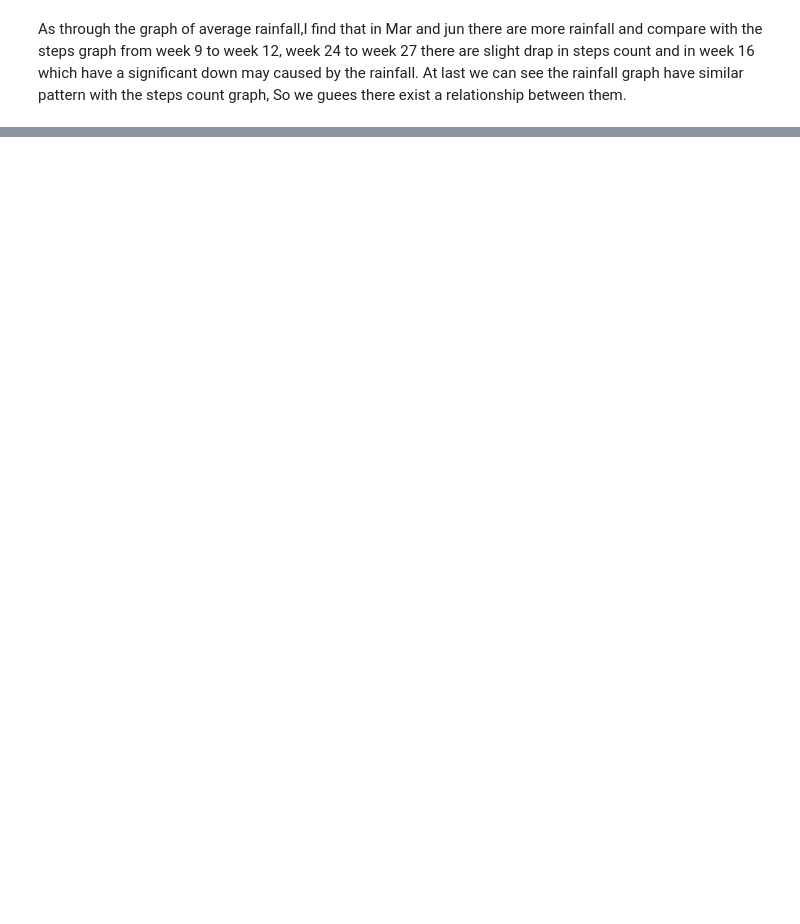
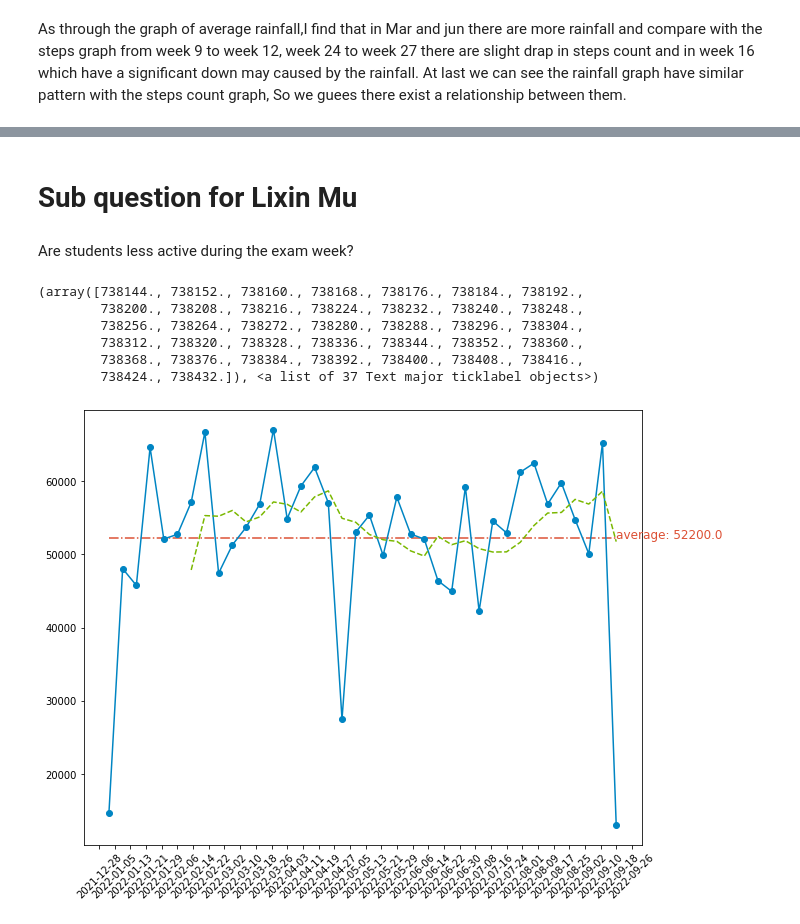
Before and after one commit to KuaiYu715/Steps-Counts-Analysis, a Jupyter notebook: Process notebook/De shi/Code/Code_ds.ipynb, the cells around one changed output, grey strips where cells are left out. Drawn from its saved outputs; the diff is of its cells as text; code cells hidden in the pictures; blank space fills up the shorter version.

```diff
--- a/Process notebook/De shi/Code/Code_ds.ipynb
+++ b/Process notebook/De shi/Code/Code_ds.ipynb
@@ -208,0 +359,32 @@ As through the graph of average rainfall,I find that in Mar and jun there are mo
+# %% [markdown]
+# Sub question for Lixin Mu
+# %% [markdown]
+Are students less active during the exam week?
+# %%
+x = weeksum['Finish']
+y = weeksum['Steps (count)']# define the variable
+color1 = '#0085c3'
+color2 = '#7ab800'
+color3 = '#dc5034' # define the color
+fig = plt.figure(figsize=(10, 8))
+ax = fig.add_subplot(111) # set the size of the image
+ax.plot(x, y, marker='o', color=color1) # draw the plot
+y2 = y.rolling(7).mean() # calculate week trend
+ax.plot(x, y2, ls='--', color=color2, label='week average') # draw trend
+ax.hlines(y.mean(), x[0], x[-1:],
+          linestyles='-.', colors=color3) # draw average
+ax.text(x[-1:], y.mean()-2,
+        'average: ' + str(round(y.mean(),1)),
+        color=color3, fontsize=12) # indicate average
+import matplotlib as mpl
+xlocator = mpl.ticker.MultipleLocator(8)
+ax.xaxis.set_major_locator(xlocator)
+plt.xticks(rotation=45) # adjust x plot
+# %% [output]
+(array([738144., 738152., 738160., 738168., 738176., 738184., 738192.,
+        738200., 738208., 738216., 738224., 738232., 738240., 738248.,
+        738256., 738264., 738272., 738280., 738288., 738296., 738304.,
+        738312., 738320., 738328., 738336., 738344., 738352., 738360.,
+        738368., 738376., 738384., 738392., 738400., 738408., 738416.,
+        738424., 738432.]), <a list of 37 Text major ticklabel objects>)
+[figure, added]
```
Also changed, not shown: parts of 37 cells of this notebook.
